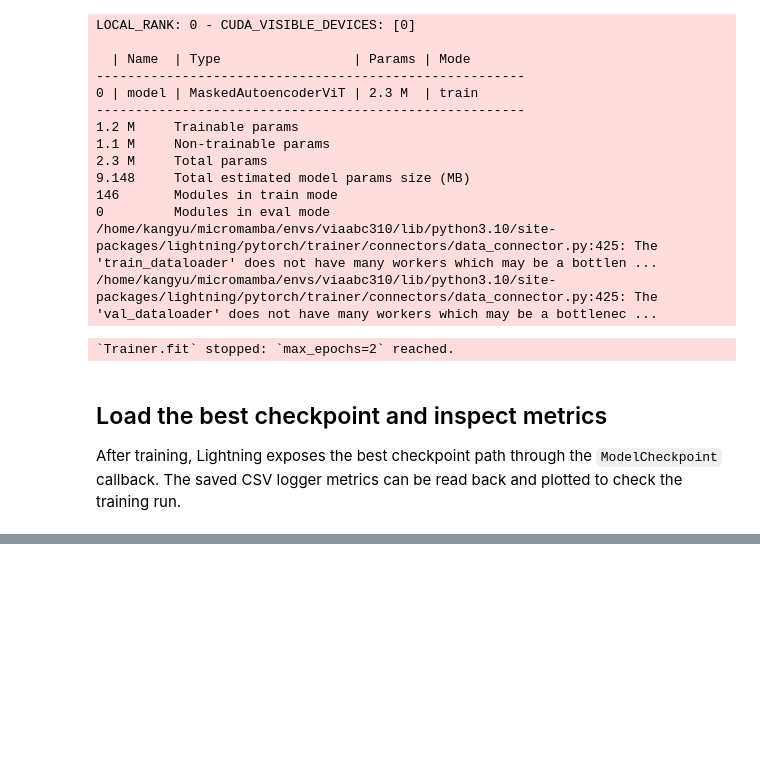
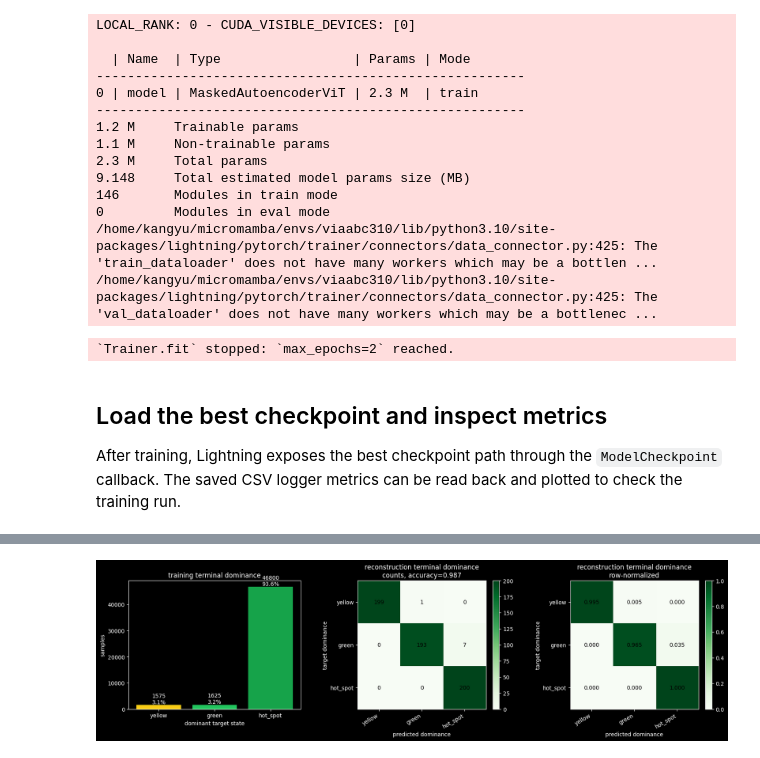
Before and after one commit to jp4474/viaABC, a Jupyter notebook: tutorials/tutorial_spatial2D/2.train.ipynb, the cells around one changed output, grey strips where cells are left out. Saved outputs shown, nothing was run; the diff lists cells and outputs as text; code cells hidden in the pictures; blank space fills up the shorter version.

```diff
--- a/tutorials/tutorial_spatial2D/2.train.ipynb
+++ b/tutorials/tutorial_spatial2D/2.train.ipynb
@@ -505,0 +546,92 @@ latest logged metrics:
+# %%
+# Visualize sample-level terminal dominance results from the Slurm evaluation.
+import json
+from pathlib import Path
+
+import matplotlib.pyplot as plt
+import numpy as np
+
+label_order = ["yellow", "green", "hot_spot"]
+label_colors = {
+    "yellow": "#facc15",
+    "green": "#22c55e",
+    "hot_spot": "#16a34a",
+}
+
+eval_rel_path = Path(
+    "run/train/spatial2D/2026-06-03_11-34-14_bs10_acc2_nw2/"
+    "transition_dominance_eval/terminal_2026-06-04_15-43-55"
+)
+candidate_roots = [
+    Path.cwd(),
+    Path.cwd().parent,
+    Path.cwd().parent.parent,
+    Path("/insomnia001/depts/iicd/users/kz2537/viaABC"),
+]
+eval_dir = next((root / eval_rel_path for root in candidate_roots if (root / eval_rel_path).exists()), eval_rel_path)
+summary_path = eval_dir / "summary.json"
+
+if not summary_path.exists():
+    searched = "\n  ".join(str(root / eval_rel_path) for root in candidate_roots)
+    raise FileNotFoundError(f"Terminal dominance summary not found. Checked:\n  {searched}")
+
+summary = json.loads(summary_path.read_text())
+target_counts = summary["target_dominance_counts"]
+selected_counts = summary["selected_counts"]
+confusion = summary["confusion_pred_terminal"]
+
+confusion_matrix = np.array(
+    [[confusion.get(target, {}).get(pred, 0) for pred in label_order] for target in label_order],
+    dtype=float,
+)
+row_sums = confusion_matrix.sum(axis=1, keepdims=True)
+normalized_confusion = np.divide(
+    confusion_matrix,
+    row_sums,
+    out=np.zeros_like(confusion_matrix),
+    where=row_sums > 0,
+)
+accuracy = np.trace(confusion_matrix) / confusion_matrix.sum()
+
+fig, axes = plt.subplots(1, 3, figsize=(16, 4.5), constrained_layout=True)
+
+axes[0].bar(
+    label_order,
+    [target_counts.get(label, 0) for label in label_order],
+    color=[label_colors[label] for label in label_order],
+)
+axes[0].set_title("training terminal dominance")
+axes[0].set_ylabel("samples")
+axes[0].set_xlabel("dominant target state")
+for idx, label in enumerate(label_order):
+    count = target_counts.get(label, 0)
+    pct = count / summary["total_samples"] * 100
+    axes[0].text(idx, count, f"{count}\n{pct:.1f}%", ha="center", va="bottom")
+
+images = [confusion_matrix, normalized_confusion]
+titles = [
+    f"reconstruction terminal dominance\ncounts, accuracy={accuracy:.3f}",
+    "reconstruction terminal dominance\nrow-normalized",
+]
+formats = [".0f", ".3f"]
+
+for ax, matrix, title, fmt in zip(axes[1:], images, titles, formats):
+    im = ax.imshow(matrix, cmap="Greens", vmin=0, vmax=matrix.max() if matrix.max() else 1)
+    ax.set_title(title)
+    ax.set_xlabel("predicted dominance")
+    ax.set_ylabel("target dominance")
+    ax.set_xticks(range(len(label_order)), label_order, rotation=30, ha="right")
+    ax.set_yticks(range(len(label_order)), label_order)
+    for row in range(matrix.shape[0]):
+        for col in range(matrix.shape[1]):
+            ax.text(col, row, format(matrix[row, col], fmt), ha="center", va="center", color="black")
+    fig.colorbar(im, ax=ax, fraction=0.046, pad=0.04)
+
+plt.show()
+
+print("Evaluation directory:", eval_dir)
+print("Target terminal dominance counts:", target_counts)
+print("Balanced evaluation sample counts:", selected_counts)
+print(f"Terminal dominance reconstruction accuracy: {accuracy:.4f}")
+# %% [output]
+[figure, added]
```
Also changed, not shown: parts of 3 cells of this notebook, 7 other files.
